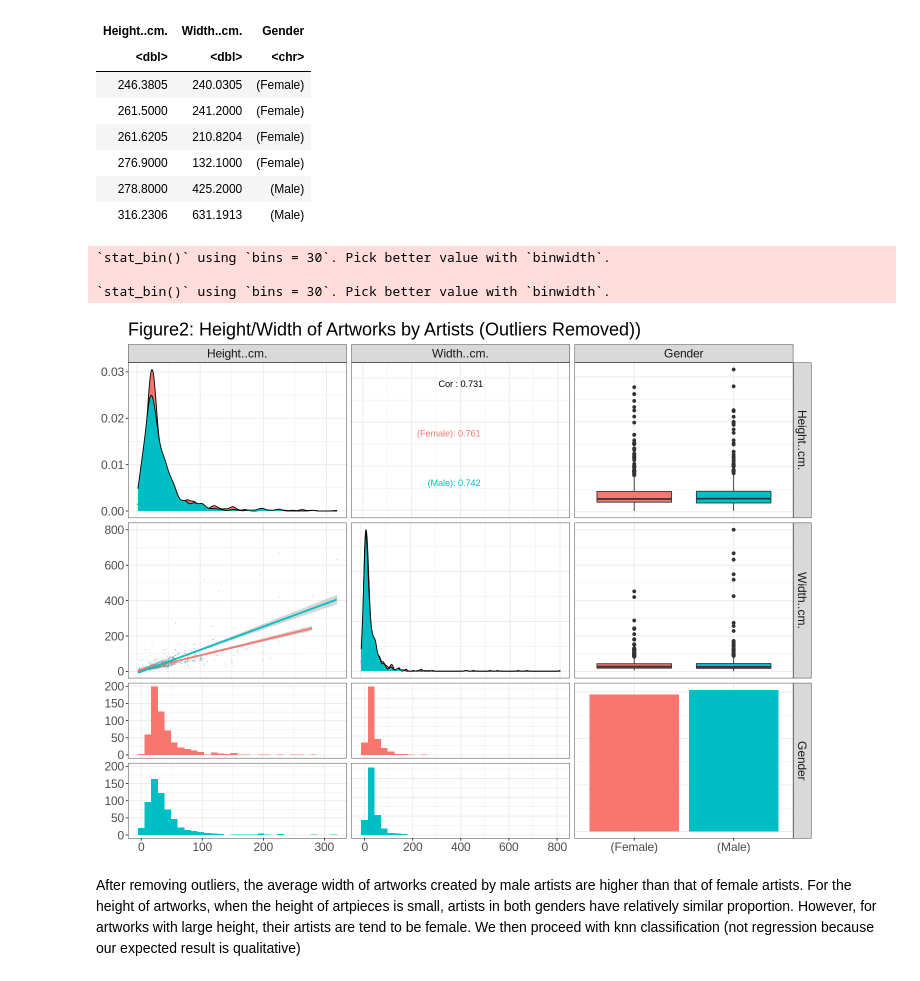
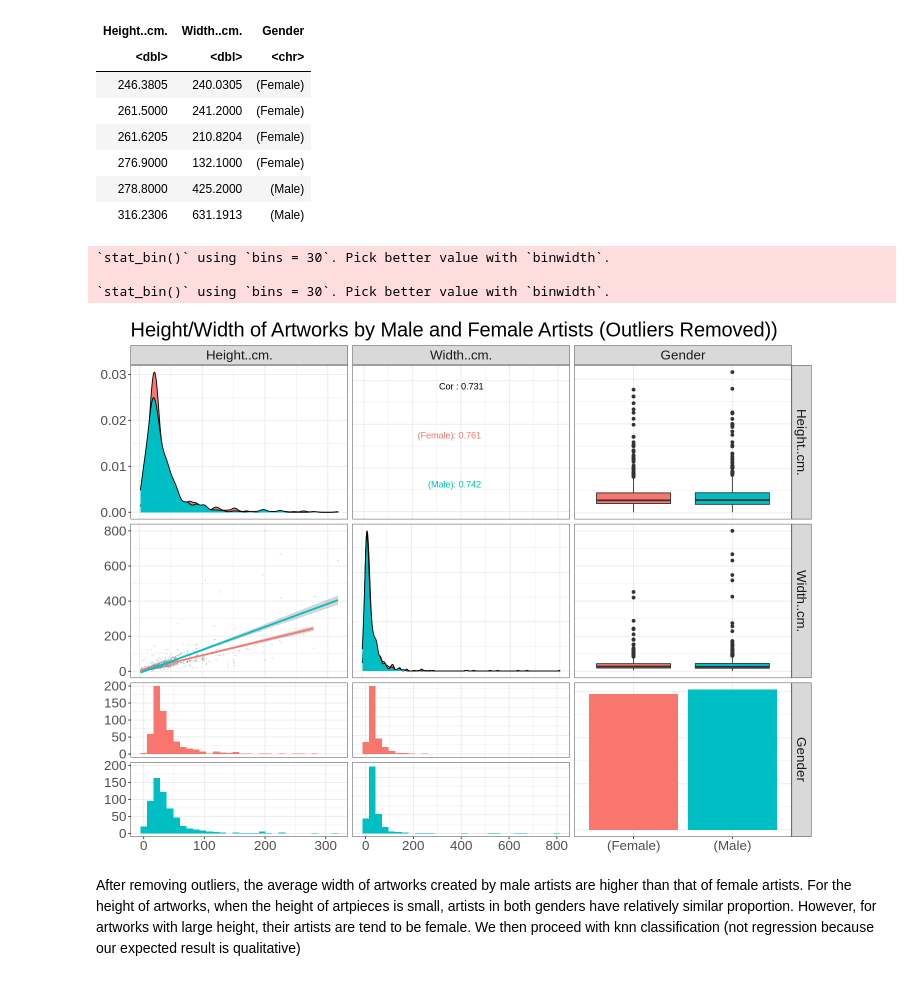
Before and after one commit to annekedresselhuis/DSCI-Group-Project, a Jupyter notebook: group_28_preliminary_analysis_dec6.ipynb, the cells around one changed output. Cells and saved outputs as stored; diff of their text form; code cells hidden in the pictures.

Commit message:
title edits

```diff
--- a/group_28_preliminary_analysis_dec6.ipynb
+++ b/group_28_preliminary_analysis_dec6.ipynb
@@ -235,19 +235,19 @@ A tibble: 6 × 3
 # %%
 #make plot with revised width data
 options(repr.plot.height = 9, repr.plot.width = 12)
 gender_plot_revised <- artworks_height_revised %>%
-                   ggpairs(title = "Figure2: Height/Width of Artworks by Artists (Outliers Removed))",
+                   ggpairs(title = "Height/Width of Artworks by Male and Female Artists (Outliers Removed))",
                    mapping = ggplot2::aes(colour=Gender),
                    lower = list(continuous = wrap("smooth", alpha = 0.3, size=0.1)))  +
                    labs("Height(cm)", "Width(cm)", "Gender(Female and Male)") +
                    theme_bw() +
-                   theme(text = element_text(size = 18))
+                   theme(text = element_text(size = 20))
 gender_plot_revised
 # %% [output]
 `stat_bin()` using `bins = 30`. Pick better value with `binwidth`.
 
 `stat_bin()` using `bins = 30`. Pick better value with `binwidth`.
-[figure, old version]
+[figure, new version]
 # %% [markdown]
 After removing outliers, the average width of artworks created by male artists are higher than that of female artists.
 For the height of artworks, when the height of artpieces is small, artists in both genders have relatively similar proportion. However, for artworks with large height, their artists are tend to be female. We then proceed with knn classification (not regression because our expected result is qualitative)
```
Also changed, not shown: parts of 8 cells of this notebook.
